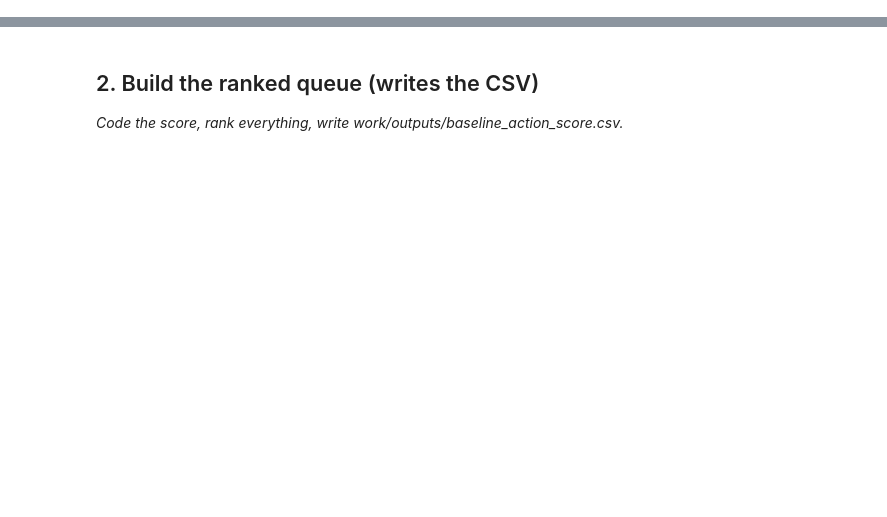
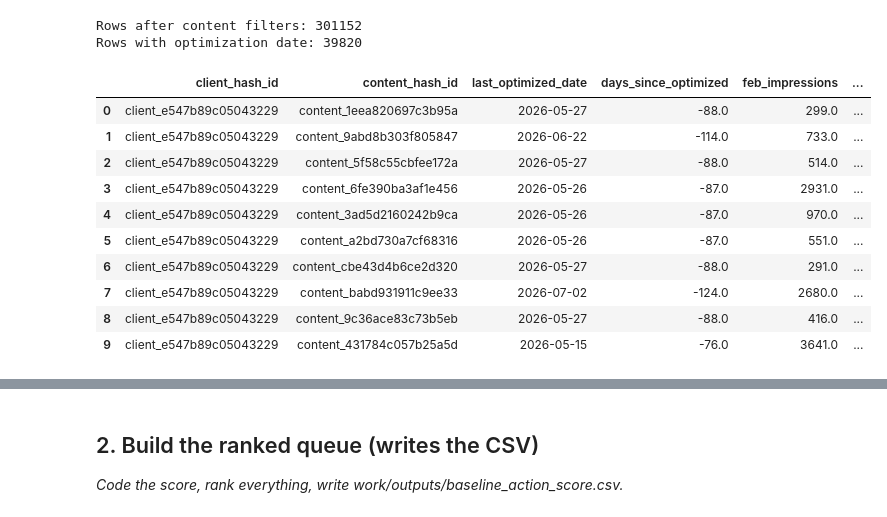
Before and after one commit to karishmaram-tech/flyrank-ml-internship, a Jupyter notebook: work/notebooks/w04_baseline_score.ipynb, the cells around one changed output, grey strips where cells are left out. Cells and saved outputs as stored; diff of their text form; code cells hidden in the pictures; blank space fills up the shorter version.

```diff
--- a/work/notebooks/w04_baseline_score.ipynb
+++ b/work/notebooks/w04_baseline_score.ipynb
@@ -15,0 +143,60 @@ This skeleton is yours to fill. Work the sections **in order** — each one has
+# %%
+# ==========================================
+# Merge February performance + content data
+# ==========================================
+
+df = feb_fact.merge(
+    content,
+    on=["client_hash_id", "content_hash_id"],
+    how="left"
+)
+
+# Convert optimization date
+df["last_optimized_date"] = pd.to_datetime(
+    df["last_optimized_date"],
+    errors="coerce"
+)
+
+# Calculate days since last optimization
+df["days_since_optimized"] = (
+    DECISION_DATE - df["last_optimized_date"]
+).dt.days
+
+# Keep published, non-deleted content
+df = df[
+    (df["is_deleted"] != True) &
+    (df["is_published"] != False)
+].copy()
+
+print("Rows after content filters:", len(df))
+print(
+    "Rows with optimization date:",
+    df["days_since_optimized"].notna().sum()
+)
+
+display(
+    df[
+        [
+            "client_hash_id",
+            "content_hash_id",
+            "last_optimized_date",
+            "days_since_optimized",
+            "feb_impressions",
+            "search_volume"
+        ]
+    ].head(10)
+)
+# %% [output]
+Rows after content filters: 301152
+Rows with optimization date: 39820
+|  | client_hash_id | content_hash_id | last_optimized_date | days_since_optimized | feb_impressions | ... |
+| 0 | client_e547b89c05043229 | content_1eea820697c3b95a | 2026-05-27 | -88.0 | 299.0 | ... |
+| 1 | client_e547b89c05043229 | content_9abd8b303f805847 | 2026-06-22 | -114.0 | 733.0 | ... |
+| 2 | client_e547b89c05043229 | content_5f58c55cbfee172a | 2026-05-27 | -88.0 | 514.0 | ... |
+| 3 | client_e547b89c05043229 | content_6fe390ba3af1e456 | 2026-05-26 | -87.0 | 2931.0 | ... |
+| 4 | client_e547b89c05043229 | content_3ad5d2160242b9ca | 2026-05-26 | -87.0 | 970.0 | ... |
+| 5 | client_e547b89c05043229 | content_a2bd730a7cf68316 | 2026-05-26 | -87.0 | 551.0 | ... |
+| 6 | client_e547b89c05043229 | content_cbe43d4b6ce2d320 | 2026-05-27 | -88.0 | 291.0 | ... |
+| 7 | client_e547b89c05043229 | content_babd931911c9ee33 | 2026-07-02 | -124.0 | 2680.0 | ... |
+| 8 | client_e547b89c05043229 | content_9c36ace83c73b5eb | 2026-05-27 | -88.0 | 416.0 | ... |
+| 9 | client_e547b89c05043229 | content_431784c057b25a5d | 2026-05-15 | -76.0 | 3641.0 | ... |
```
Also changed, not shown: parts of 23 cells of this notebook.
